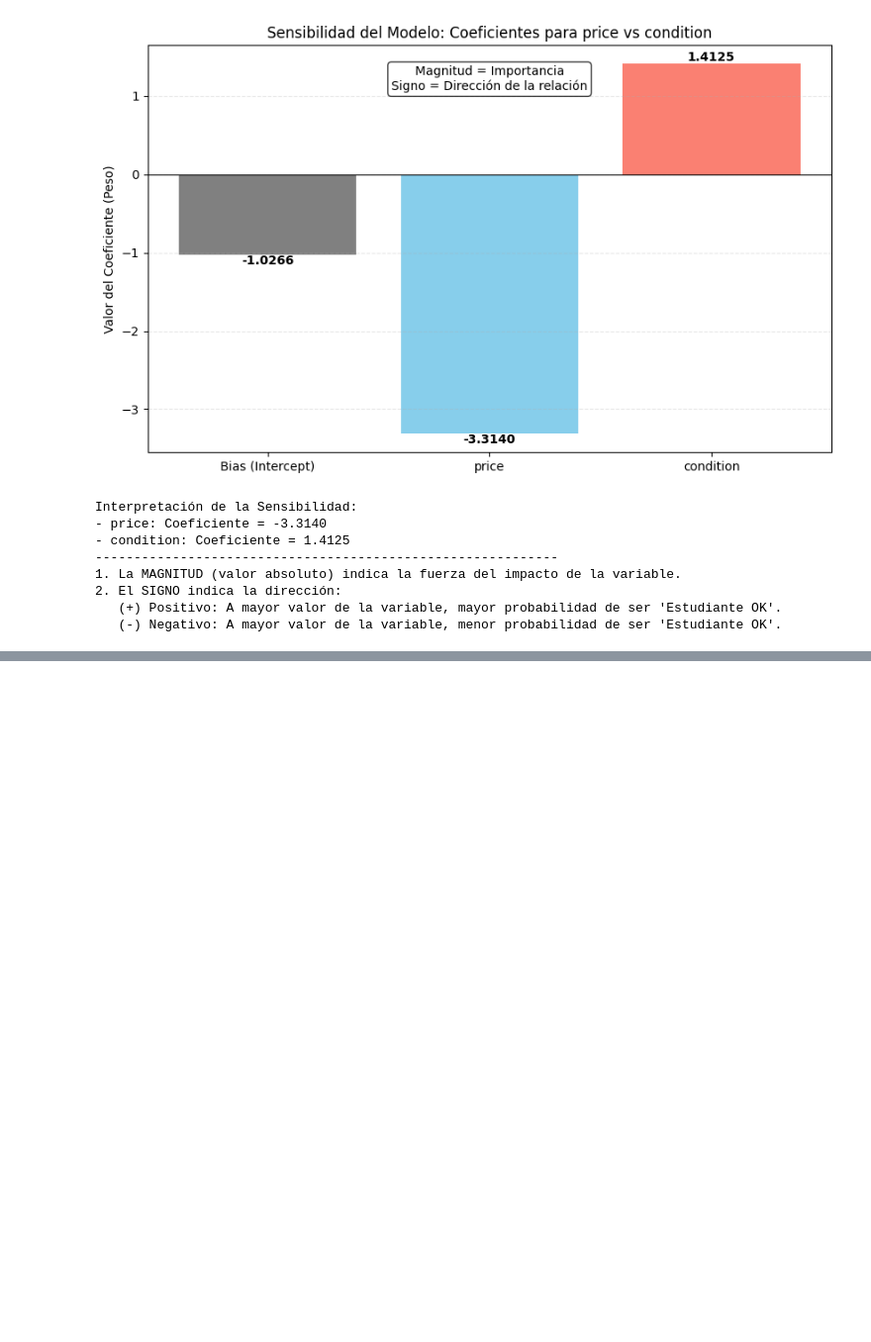
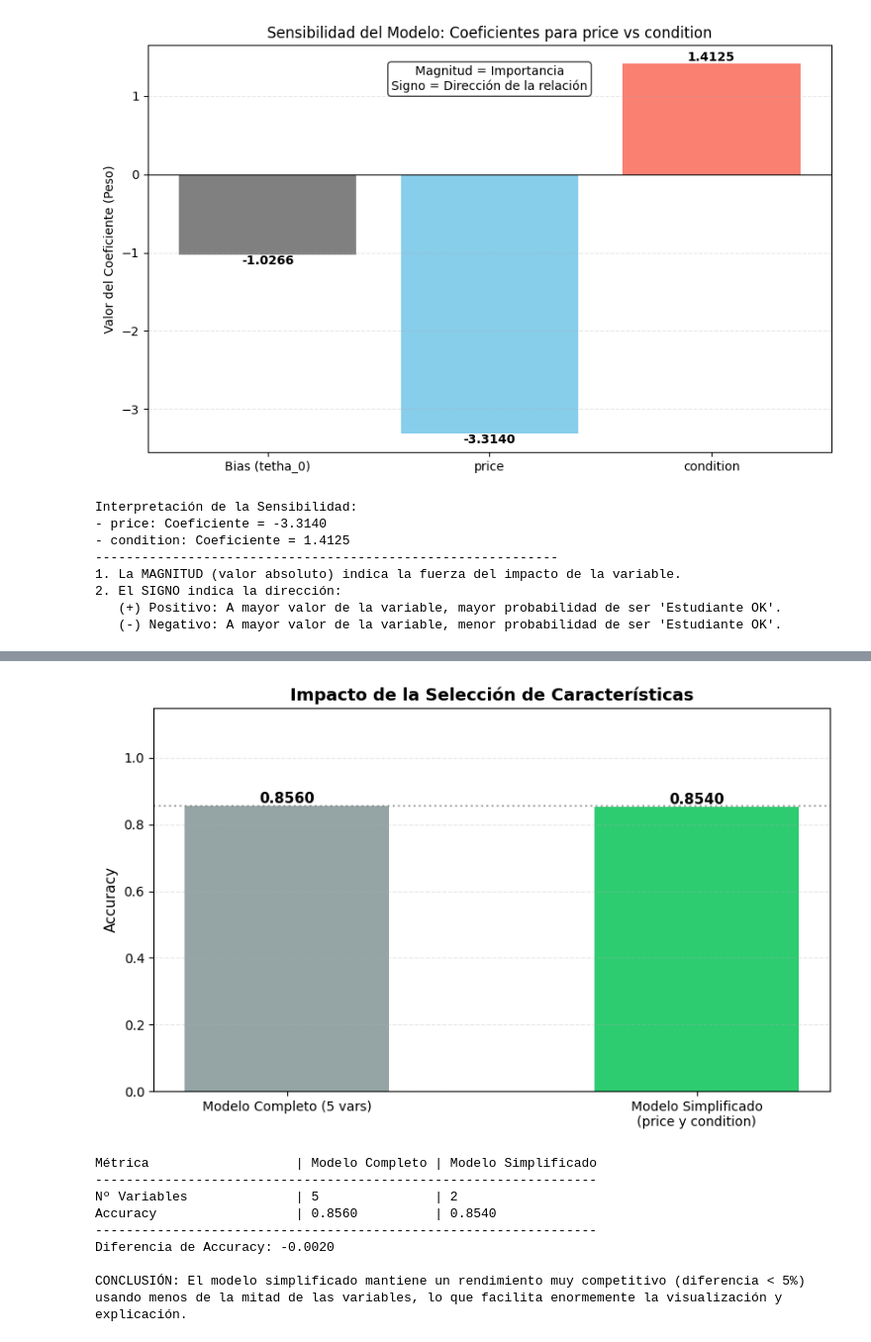
Before and after one commit to IA-devs-UPO/Trabajo1_IA, a Jupyter notebook: RegresionLogistica Mod5/regresion_logistica_modificacion5.ipynb, the cells around one changed output, grey strips where cells are left out. Shown at 99% size. Drawn from its saved outputs; the diff is of its cells as text; code cells hidden in the pictures; blank space fills up the shorter version.

```diff
--- a/RegresionLogistica Mod5/regresion_logistica_modificacion5.ipynb
+++ b/RegresionLogistica Mod5/regresion_logistica_modificacion5.ipynb
@@ -962,9 +979,8 @@ Aleatorio Grande     | 0.291549   | 0.8540
 # %%
-# 4. Análisis de Sensibilidad a las Características (Pesos del Modelo)
 print("\n4. Análisis de Sensibilidad (Importancia de Características)...")
 
 # Nombres de las características (Bias + las 2 variables del mejor modelo)
-features = ['Bias (Intercept)', var1_best, var2_best]
+features = ['Bias (tetha_0)', var1_best, var2_best]
 weights = mejor_theta
 
 plt.figure(figsize=(10, 6))
@@ -1013 +1035,56 @@ Interpretación de la Sensibilidad:
+# %%
+# Comparativa Gráfica: Modelo Completo vs Modelo Simplificado
+
+# Datos
+modelos = ['Modelo Completo (5 vars)', f'Modelo Simplificado\n({var1_best} y {var2_best})']
+accuracies = [accuracy_full, mejor_accuracy]
+colors = ['#95a5a6', '#2ecc71'] # Gris para base, Verde para mejorado
+
+plt.figure(figsize=(8, 5))
+bars = plt.bar(modelos, accuracies, color=colors, width=0.5)
+
+# Añadir etiquetas de valor
+for bar in bars:
+    height = bar.get_height()
+    plt.text(bar.get_x() + bar.get_width()/2., height,
+             f'{height:.4f}',
+             ha='center', va='bottom', fontweight='bold', fontsize=11)
+
+plt.ylim(0, 1.15) # Un poco más de espacio arriba
+plt.ylabel('Accuracy', fontsize=11)
+plt.title('Impacto de la Selección de Características', fontsize=13, fontweight='bold')
+plt.grid(axis='y', alpha=0.3, linestyle='--')
+
+# Línea de referencia del modelo completo
+plt.axhline(y=accuracy_full, color='gray', linestyle=':', alpha=0.7)
+
+plt.tight_layout()
+plt.show()
+
+# Resumen numérico
+print(f"{'Métrica':<25} | {'Modelo Completo':<15} | {'Modelo Simplificado':<15}")
+print("-" * 65)
+print(f"{'Nº Variables':<25} | {5:<15} | {2:<15}")
+print(f"{'Accuracy':<25} | {accuracy_full:.4f}          | {mejor_accuracy:.4f}")
+
+diff = mejor_accuracy - accuracy_full
+print("-" * 65)
+print(f"Diferencia de Accuracy: {diff:+.4f}")
+
+if abs(diff) < 0.05:
+    print("\nCONCLUSIÓN: El modelo simplificado mantiene un rendimiento muy competitivo (diferencia < 5%)")
+    print("usando menos de la mitad de las variables, lo que facilita enormemente la visualización y explicación.")
+else:
+    print("\nCONCLUSIÓN: Existe una diferencia notable en el rendimiento.")
+# %% [output]
+[figure, added]
+Métrica                   | Modelo Completo | Modelo Simplificado
+-----------------------------------------------------------------
+Nº Variables              | 5               | 2
+Accuracy                  | 0.8560          | 0.8540
+-----------------------------------------------------------------
+Diferencia de Accuracy: -0.0020
+
+CONCLUSIÓN: El modelo simplificado mantiene un rendimiento muy competitivo (diferencia < 5%)
+usando menos de la mitad de las variables, lo que facilita enormemente la visualización y explicación.
 # %% [markdown]
```
Also changed, not shown: parts of 11 cells of this notebook, 1 other file.
